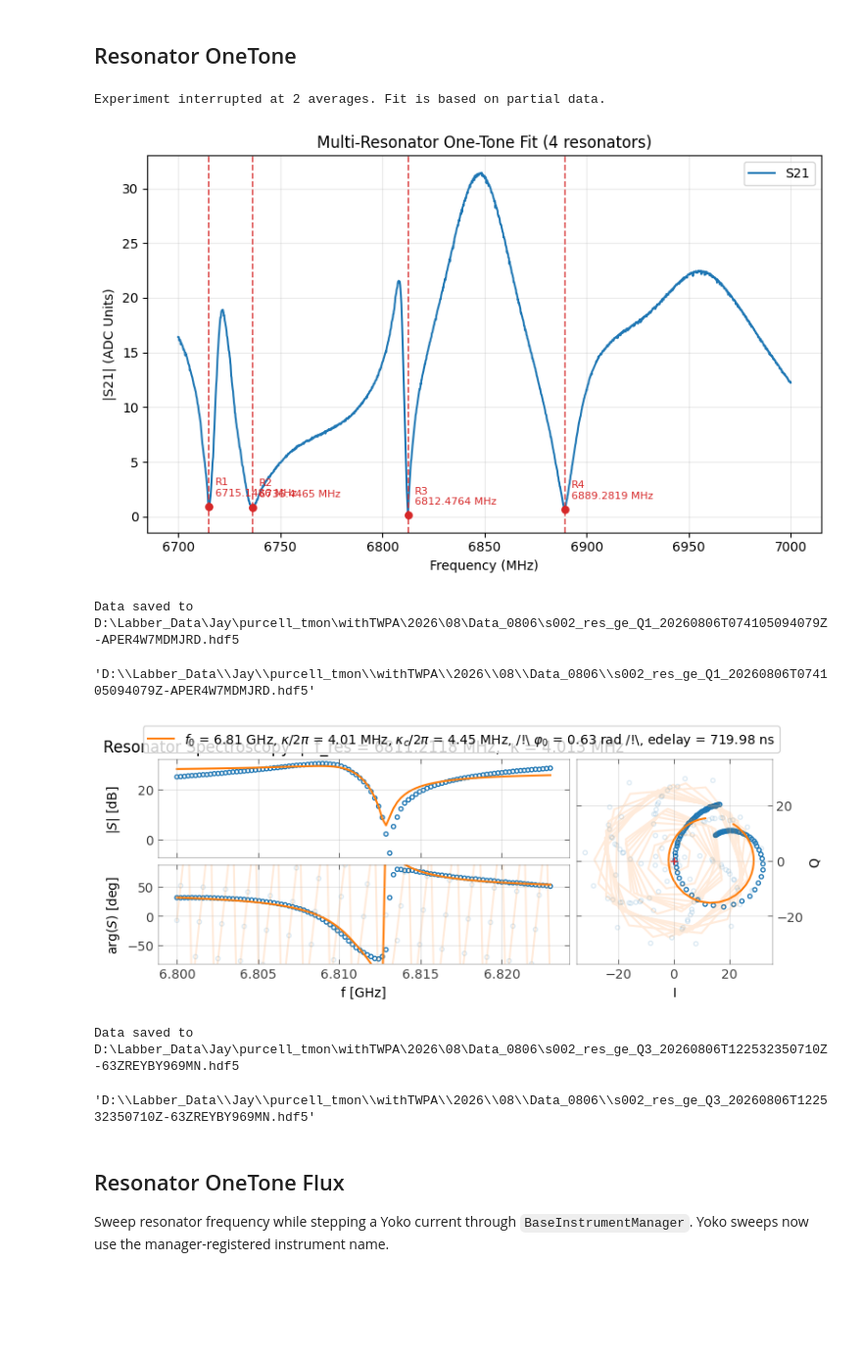
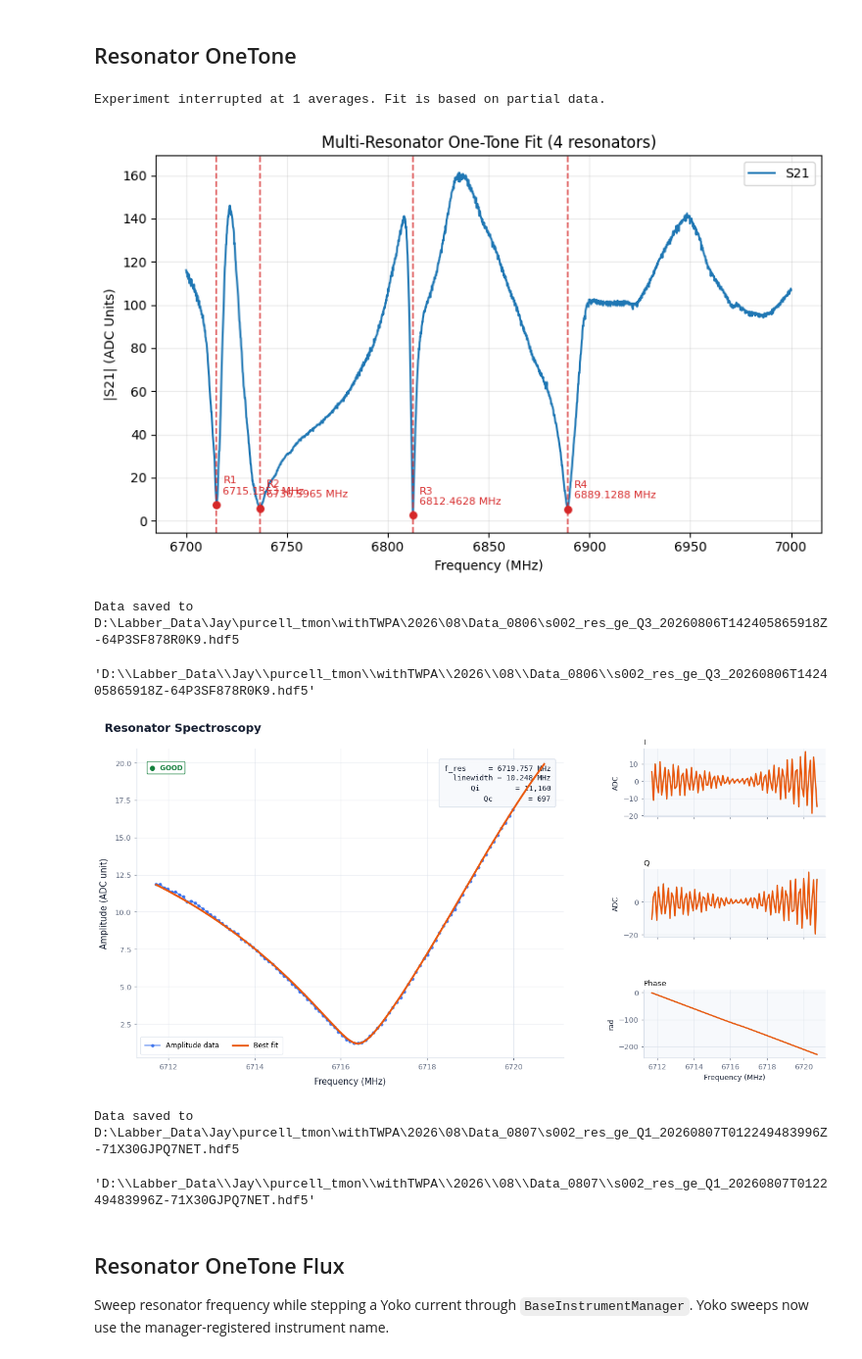
Before and after one commit to JayChien04717/QickworksaceV2_proj, a Jupyter notebook: QickworkspaceV2.ipynb, the cells around one changed output. Shown at 98% size. Drawn from its saved outputs; the diff is of its cells as text; code cells hidden in the pictures; blank space fills up the shorter version.

```diff
--- a/QickworkspaceV2.ipynb
+++ b/QickworkspaceV2.ipynb
@@ -48,7 +48,7 @@ Firmware configuration (built Sun Aug 10 18:48:22 2025):
 from QickworkspaceV2.tools.system_tool import ExperimentConfig
 from QickworkspaceV2.config.system_cfg import config_list
 
-qubit = "Q3"
+qubit = "Q1"
 config_all = ExperimentConfig(config_list)
 run_cfg = config_all.get_qubit(qubit)
 # %% [markdown]
@@ -175,49 +170,44 @@ fig, ax, freq = onetone.plot_n_resonators(count=4)
 # config_all.update("res_freq_ge",freq)
 onetone.saveLabber(qubit, yoko_value=None, config_all=config_all)
 # %% [output]
-Experiment interrupted at 2 averages. Fit is based on partial data.
+Experiment interrupted at 1 averages. Fit is based on partial data.
-[figure, old version]
+[figure, new version]
-Data saved to D:\Labber_Data\Jay\purcell_tmon\withTWPA\2026\08\Data_0806\s002_res_ge_Q1_20260806T074105094079Z-APER4W7MDMJRD.hdf5
+Data saved to D:\Labber_Data\Jay\purcell_tmon\withTWPA\2026\08\Data_0806\s002_res_ge_Q3_20260806T142405865918Z-64P3SF878R0K9.hdf5
-'D:\\Labber_Data\\Jay\\purcell_tmon\\withTWPA\\2026\\08\\Data_0806\\s002_res_ge_Q1_20260806T074105094079Z-APER4W7MDMJRD.hdf5'
+'D:\\Labber_Data\\Jay\\purcell_tmon\\withTWPA\\2026\\08\\Data_0806\\s002_res_ge_Q3_20260806T142405865918Z-64P3SF878R0K9.hdf5'
-# %%
-config_all.update('threshold', None)
 # %%
 from QickworkspaceV2.experiments.resonator import ResonatorSpec
 
-START_FREQ = config_all.get_qubit(qubit)["res_freq_ge"] - 13  # [MHz]
-STOP_FREQ = config_all.get_qubit(qubit)["res_freq_ge"] + 10  # [MHz]
+START_FREQ = config_all.get_qubit(qubit)["res_freq_ge"] - 8  # [MHz]
+STOP_FREQ = config_all.get_qubit(qubit)["res_freq_ge"] + 1  # [MHz]
 
 # START_FREQ = 6715-13  # [MHz]
 # STOP_FREQ = 6715 + 10  # [MHz]
-
-
-
 
 
 STEPS = 101
 config_all.update('threshold', None)
 config_all.update("res_gain_ge", 0.133, q_index=qubit)
 config_all.update("res_simga", 0.01)
 run_cfg = config_all.get_qubit(qubit)
 
 run_cfg.update(
     [
         ("steps", STEPS),
         ("res_freq_ge", QickSweep1D("freqloop", START_FREQ, STOP_FREQ)),
         ("relax_delay", 0),
     ]
 )
 
 onetone = ResonatorSpec(run_cfg)
 onetone.run(py_avg=5, solve_type="hm")
 onetone.plot()
 ## update value ##
 config_all.update("res_freq_ge", onetone.result["f_res[MHz]"], q_index=qubit)
 onetone.saveLabber(qubit, yoko_value=None, config_all=config_all)
 # %% [output]
-[figure, old version]
+[figure, new version]
-Data saved to D:\Labber_Data\Jay\purcell_tmon\withTWPA\2026\08\Data_0806\s002_res_ge_Q3_20260806T122532350710Z-63ZREYBY969MN.hdf5
+Data saved to D:\Labber_Data\Jay\purcell_tmon\withTWPA\2026\08\Data_0807\s002_res_ge_Q1_20260807T012249483996Z-71X30GJPQ7NET.hdf5
-'D:\\Labber_Data\\Jay\\purcell_tmon\\withTWPA\\2026\\08\\Data_0806\\s002_res_ge_Q3_20260806T122532350710Z-63ZREYBY969MN.hdf5'
+'D:\\Labber_Data\\Jay\\purcell_tmon\\withTWPA\\2026\\08\\Data_0807\\s002_res_ge_Q1_20260807T012249483996Z-71X30GJPQ7NET.hdf5'
 # %% [markdown]
 ## Resonator OneTone Flux
 
```
Also changed, not shown: parts of 34 cells of this notebook, 22 other files.
